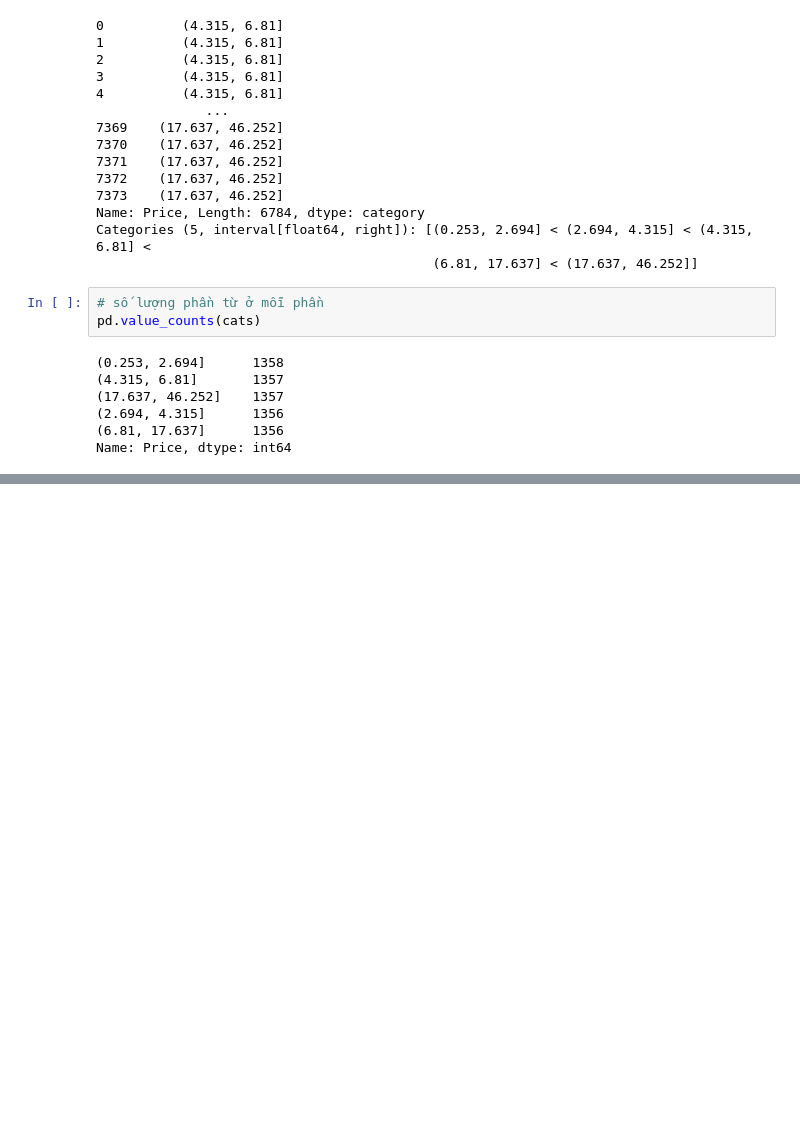
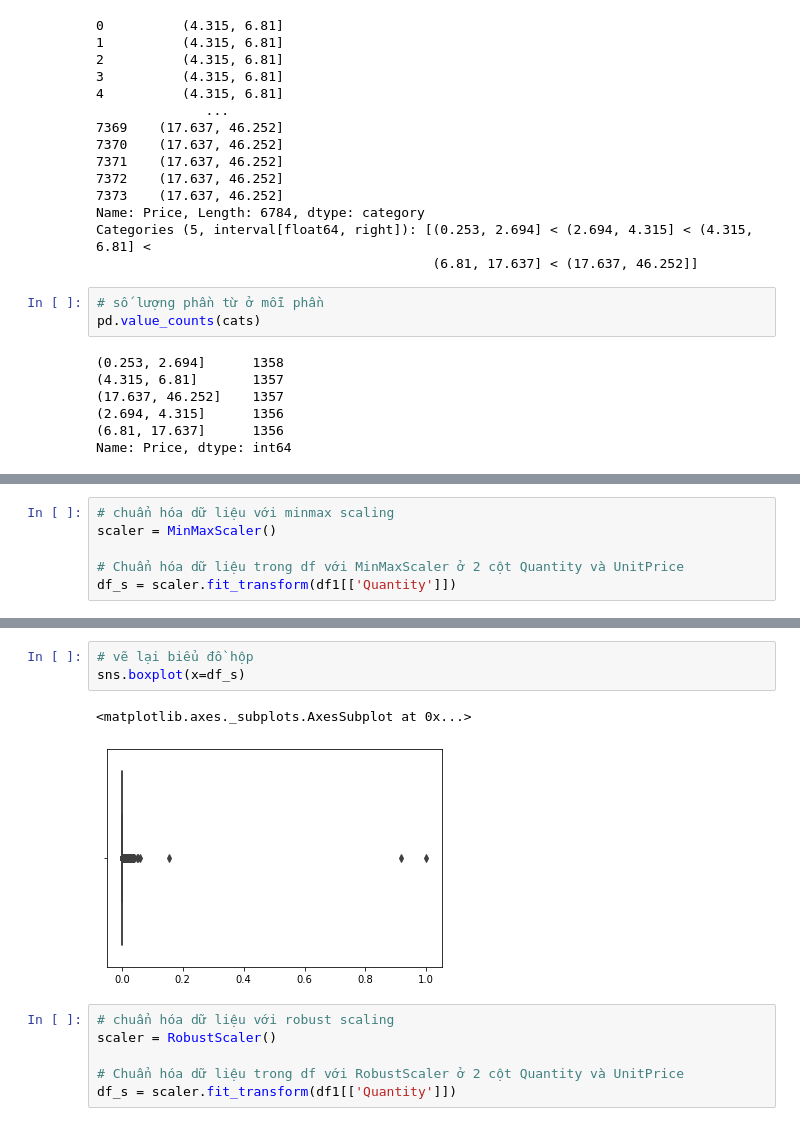
Before and after one commit to mark3000-010701/Dataanalyst, a Jupyter notebook: Thực_Hành_Tiền_Xử_Lí_2_.ipynb, the cells around one changed output, grey strips where cells are left out. Saved outputs shown, nothing was run; the diff lists cells and outputs as text; blank space fills up the shorter version.

```diff
--- a/Thực_Hành_Tiền_Xử_Lí_2_.ipynb
+++ b/Thực_Hành_Tiền_Xử_Lí_2_.ipynb
@@ -481,0 +708,6 @@ Name: Price, dtype: int64
+# %%
+# chuẩn hóa dữ liệu với minmax scaling
+scaler = MinMaxScaler()
+
+# Chuẩn hóa dữ liệu trong df với MinMaxScaler ở 2 cột Quantity và UnitPrice
+df_s = scaler.fit_transform(df1[['Quantity']])
@@ -481,0 +727,12 @@ Name: Price, dtype: int64
+# %%
+# vẽ lại biểu đồ hộp
+sns.boxplot(x=df_s)
+# %% [output]
+<matplotlib.axes._subplots.AxesSubplot at 0x...>
+[figure, added]
+# %%
+# chuẩn hóa dữ liệu với robust scaling
+scaler = RobustScaler()
+
+# Chuẩn hóa dữ liệu trong df với RobustScaler ở 2 cột Quantity và UnitPrice
+df_s = scaler.fit_transform(df1[['Quantity']])
```
Also changed, not shown: parts of 50 cells of this notebook.
